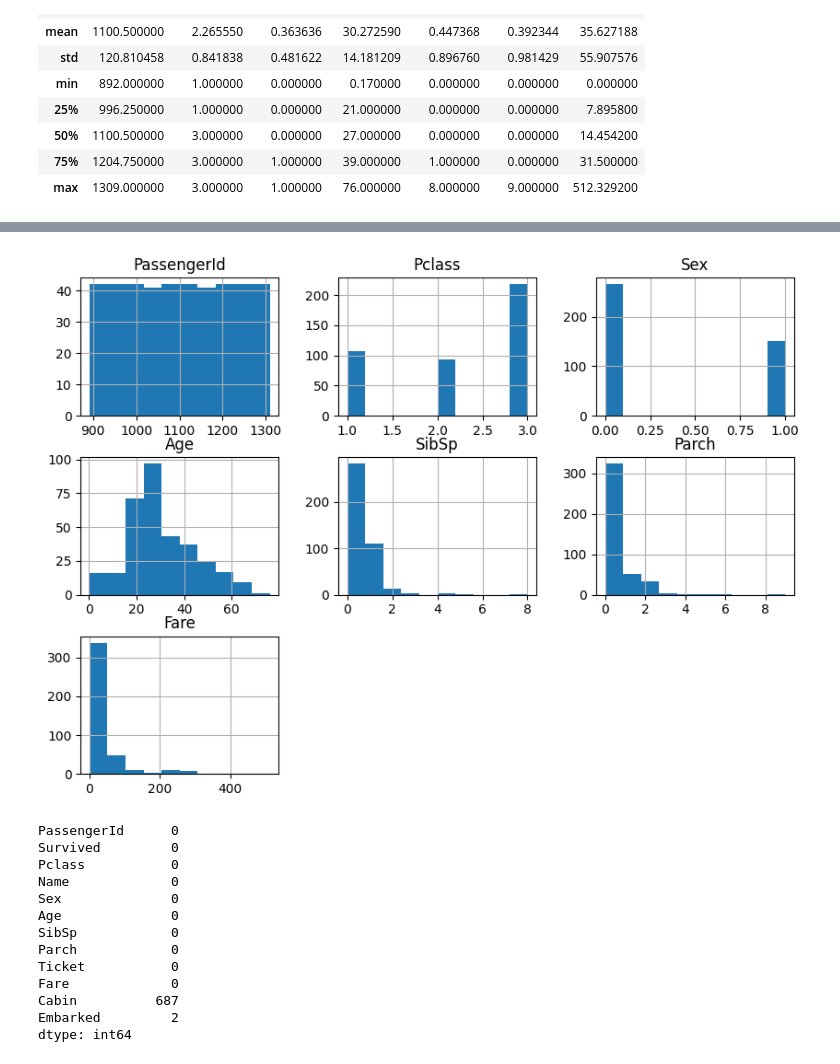
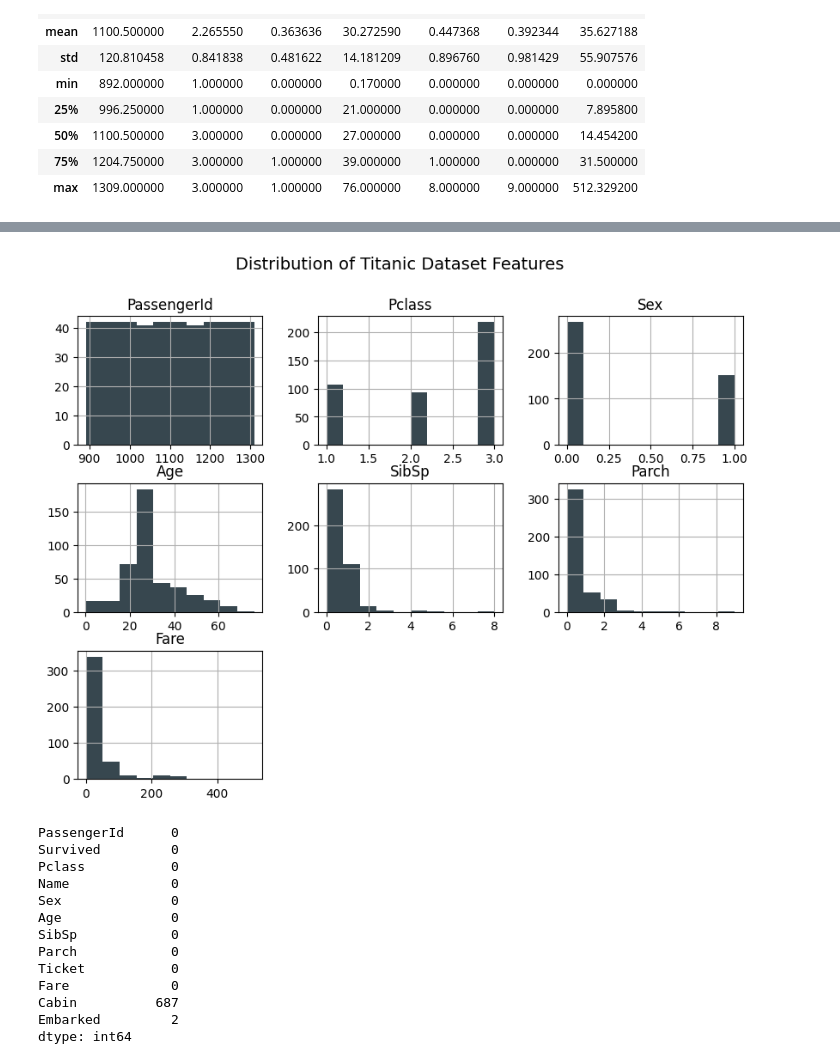
Before and after one commit to bytesbyt/ds_titanic, a Jupyter notebook: titanic.ipynb, the cells around one changed output, grey strips where cells are left out. Saved outputs shown, nothing was run; the diff lists cells and outputs as text; code cells hidden in the pictures.

```diff
--- a/titanic.ipynb
+++ b/titanic.ipynb
@@ -216,7 +232,11 @@ plt.show()
 # %%
 #histogram of the test dataset
-test_data.hist(bins=10, figsize=(10,7))
+test_data.hist(bins=10, color='#37474F', figsize=(10,7))
+
+# Add title
+plt.suptitle('Distribution of Titanic Dataset Features', fontsize=14)
+
 plt.show()
 # %% [output]
-[figure, old version]
+[figure, new version]
 # %%
```
Also changed, not shown: parts of 20 cells of this notebook.
